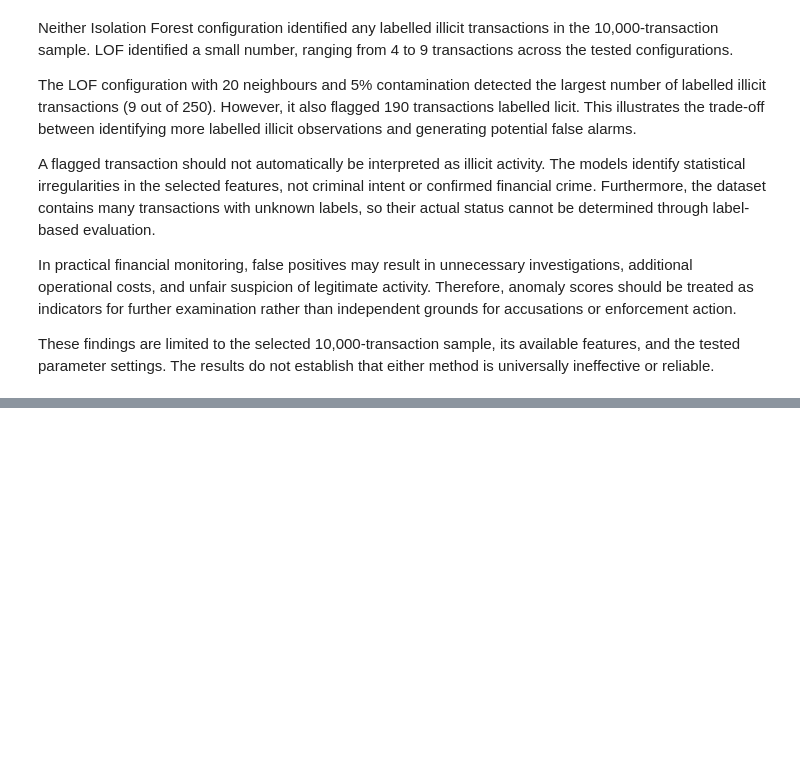
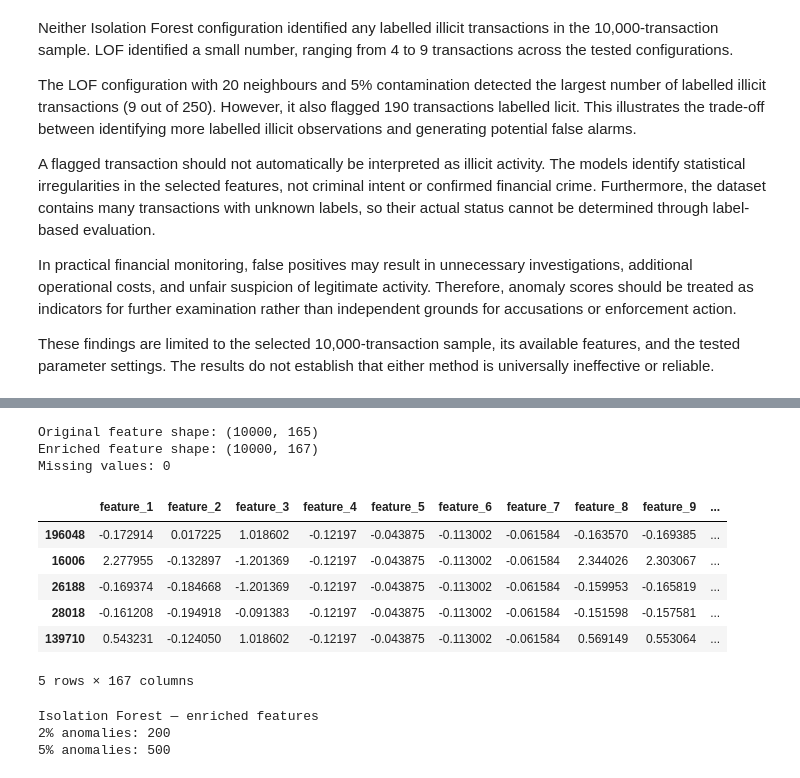
Before and after one commit to SnehasishGhosh226/bitcoin-wallet-anomaly-detection, a Jupyter notebook: notebooks/bitcoin_anomaly_detection.ipynb, the cells around one changed output, grey strips where cells are left out. Saved outputs shown, nothing was run; the diff lists cells and outputs as text; code cells hidden in the pictures; blank space fills up the shorter version.

```diff
--- a/notebooks/bitcoin_anomaly_detection.ipynb
+++ b/notebooks/bitcoin_anomaly_detection.ipynb
@@ -792,0 +876,76 @@ These findings are limited to the selected 10,000-transaction sample, its availa
+# %%
+from sklearn.preprocessing import StandardScaler
+
+# Match graph features to the exact 10,000 sampled transactions
+graph_sample = (
+    graph_features
+    .set_index("txId")
+    .loc[
+        metadata_sample["txId"],
+        ["incoming_connections", "outgoing_connections"]
+    ]
+    .copy()
+)
+
+# Preserve the original sample index
+graph_sample.index = X_sample.index
+
+# Reduce skewness in graph connectivity counts
+graph_log = np.log1p(graph_sample)
+
+# Standardise the two graph features
+graph_scaler = StandardScaler()
+graph_scaled = pd.DataFrame(
+    graph_scaler.fit_transform(graph_log),
+    columns=["incoming_connections_scaled",
+             "outgoing_connections_scaled"],
+    index=X_sample.index
+)
+
+# Combine original and graph-derived features
+X_enriched = pd.concat([X_sample, graph_scaled], axis=1)
+
+print("Original feature shape:", X_sample.shape)
+print("Enriched feature shape:", X_enriched.shape)
+print("Missing values:", X_enriched.isnull().sum().sum())
+
+display(X_enriched.head())
+# %% [output]
+Original feature shape: (10000, 165)
+Enriched feature shape: (10000, 167)
+Missing values: 0
+|  | feature_1 | feature_2 | feature_3 | feature_4 | feature_5 | feature_6 | feature_7 | feature_8 | feature_9 | ... |
+| 196048 | -0.172914 | 0.017225 | 1.018602 | -0.12197 | -0.043875 | -0.113002 | -0.061584 | -0.163570 | -0.169385 | ... |
+| 16006 | 2.277955 | -0.132897 | -1.201369 | -0.12197 | -0.043875 | -0.113002 | -0.061584 | 2.344026 | 2.303067 | ... |
+| 26188 | -0.169374 | -0.184668 | -1.201369 | -0.12197 | -0.043875 | -0.113002 | -0.061584 | -0.159953 | -0.165819 | ... |
+| 28018 | -0.161208 | -0.194918 | -0.091383 | -0.12197 | -0.043875 | -0.113002 | -0.061584 | -0.151598 | -0.157581 | ... |
+| 139710 | 0.543231 | -0.124050 | 1.018602 | -0.12197 | -0.043875 | -0.113002 | -0.061584 | 0.569149 | 0.553064 | ... |
+5 rows × 167 columns
+# %%
+from sklearn.ensemble import IsolationForest
+
+# Isolation Forest on graph-enriched features
+if_enriched_2 = IsolationForest(
+    n_estimators=200,
+    contamination=0.02,
+    random_state=42,
+    n_jobs=-1
+)
+
+if_enriched_5 = IsolationForest(
+    n_estimators=200,
+    contamination=0.05,
+    random_state=42,
+    n_jobs=-1
+)
+
+if_enriched_pred_2 = if_enriched_2.fit_predict(X_enriched)
+if_enriched_pred_5 = if_enriched_5.fit_predict(X_enriched)
+
+print("Isolation Forest — enriched features")
+print("2% anomalies:", (if_enriched_pred_2 == -1).sum())
+print("5% anomalies:", (if_enriched_pred_5 == -1).sum())
+# %% [output]
+Isolation Forest — enriched features
+2% anomalies: 200
+5% anomalies: 500
```
Also changed, not shown: parts of 17 cells of this notebook, 7 other files.
